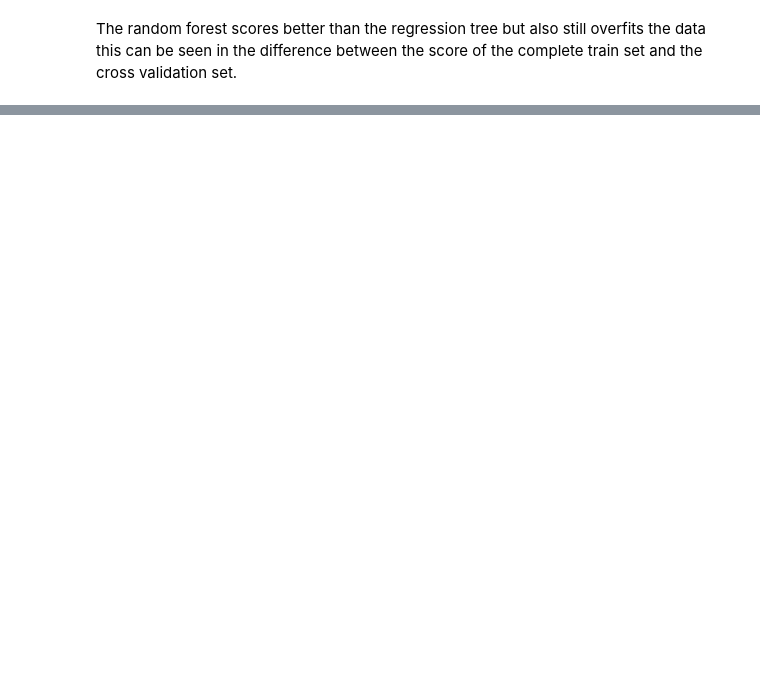
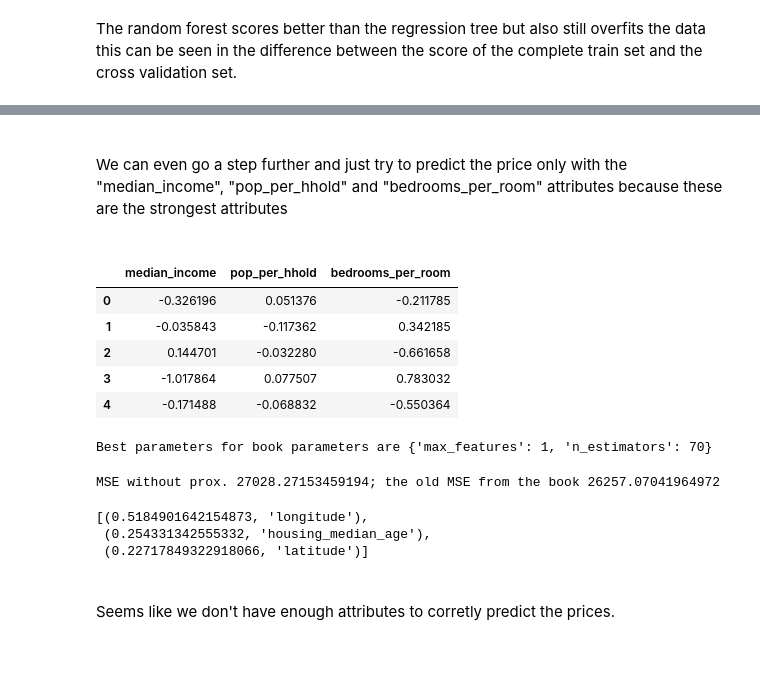
Before and after one commit to derkaczda/HandsOnMachineLearning, a Jupyter notebook: HousingPrices.ipynb, the cells around one changed output, grey strips where cells are left out. Saved outputs shown, nothing was run; the diff lists cells and outputs as text; code cells hidden in the pictures; blank space fills up the shorter version.

```diff
--- a/HousingPrices.ipynb
+++ b/HousingPrices.ipynb
@@ -289,0 +501,53 @@ cross validation set.
+# %% [markdown]
+<br>
+We can even go a step further and just try to predict the price only with the
+"median_income", "pop_per_hhold" and "bedrooms_per_room" attributes because these are the strongest attributes
+<br><br>
+# %%
+hardcore_set = train_x_cleaned.drop(['INLAND','ISLAND', 'NEAR BAY', 'NEAR OCEAN',
+                                     'longitude', 'latitude', 'rooms_per_hhold',
+                                     'housing_median_age', '<1H OCEAN', 'population',
+                                     'total_rooms', 'total_bedrooms', 'households'
+                                    ], axis=1)
+hardcore_set.head()
+# %% [output]
+|  | median_income | pop_per_hhold | bedrooms_per_room |
+| 0 | -0.326196 | 0.051376 | -0.211785 |
+| 1 | -0.035843 | -0.117362 | 0.342185 |
+| 2 | 0.144701 | -0.032280 | -0.661658 |
+| 3 | -1.017864 | 0.077507 | 0.783032 |
+| 4 | -0.171488 | -0.068832 | -0.550364 |
+# %%
+param_grid_hardcore = [
+    {'n_estimators': [3, 10, 30, 50, 70], 'max_features': [1,2,3]},
+    {'bootstrap': [False], 'n_estimators': [3, 10], 'max_features': [1,2,3]}
+]
+
+hardcore_model = GridSearchCV(RandomForestRegressor(), param_grid_hardcore, cv=5,
+                           scoring='neg_mean_squared_error',
+                           return_train_score=True)
+hardcore_model.fit(hardcore_set, train_y)
+print(f"Best parameters for book parameters are {hardcore_model.best_params_}")
+# %% [output]
+Best parameters for book parameters are {'max_features': 1, 'n_estimators': 70}
+# %%
+small_hardcore_x = hardcore_set.iloc[:5]
+small_hardcore_y = train_y.iloc[:5]
+
+predictions = hardcore_model.best_estimator_.predict(small_hardcore_x)
+hardcore_mse = mean_squared_error(small_hardcore_y, predictions)
+
+print(f"MSE without prox. {np.sqrt(hardcore_mse)}; the old MSE from the book {forest_book_mse}")
+# %% [output]
+MSE without prox. 27028.27153459194; the old MSE from the book 26257.07041964972
+# %%
+show_feature_importances(hardcore_model.best_estimator_)
+# %% [output]
+[(0.5184901642154873, 'longitude'),
+ (0.254331342555332, 'housing_median_age'),
+ (0.22717849322918066, 'latitude')]
+# %% [markdown]
+<br>
+Seems like we don't have enough attributes to corretly predict the prices.
+
+<br><br>
```
Also changed, not shown: parts of 27 cells of this notebook.
